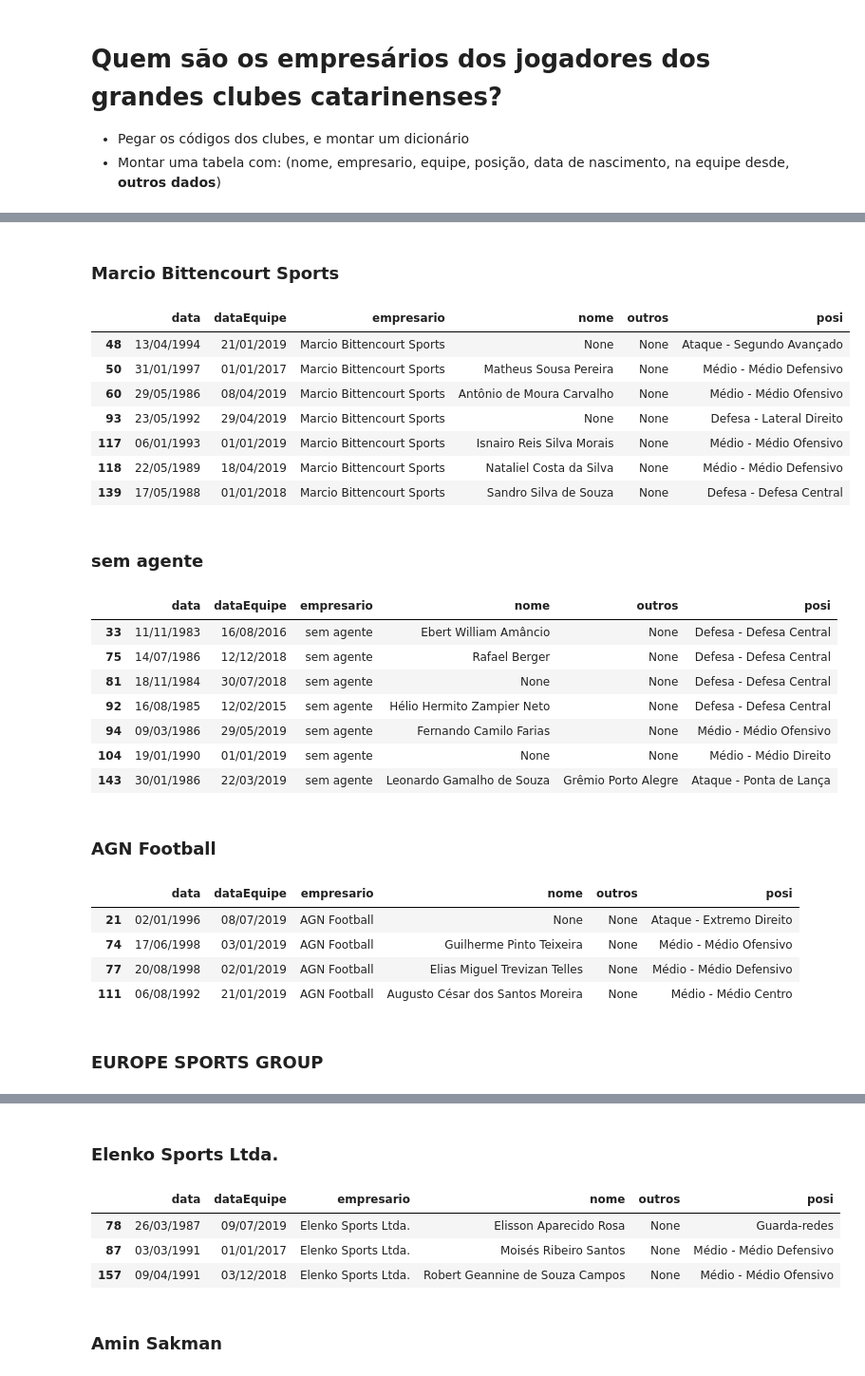
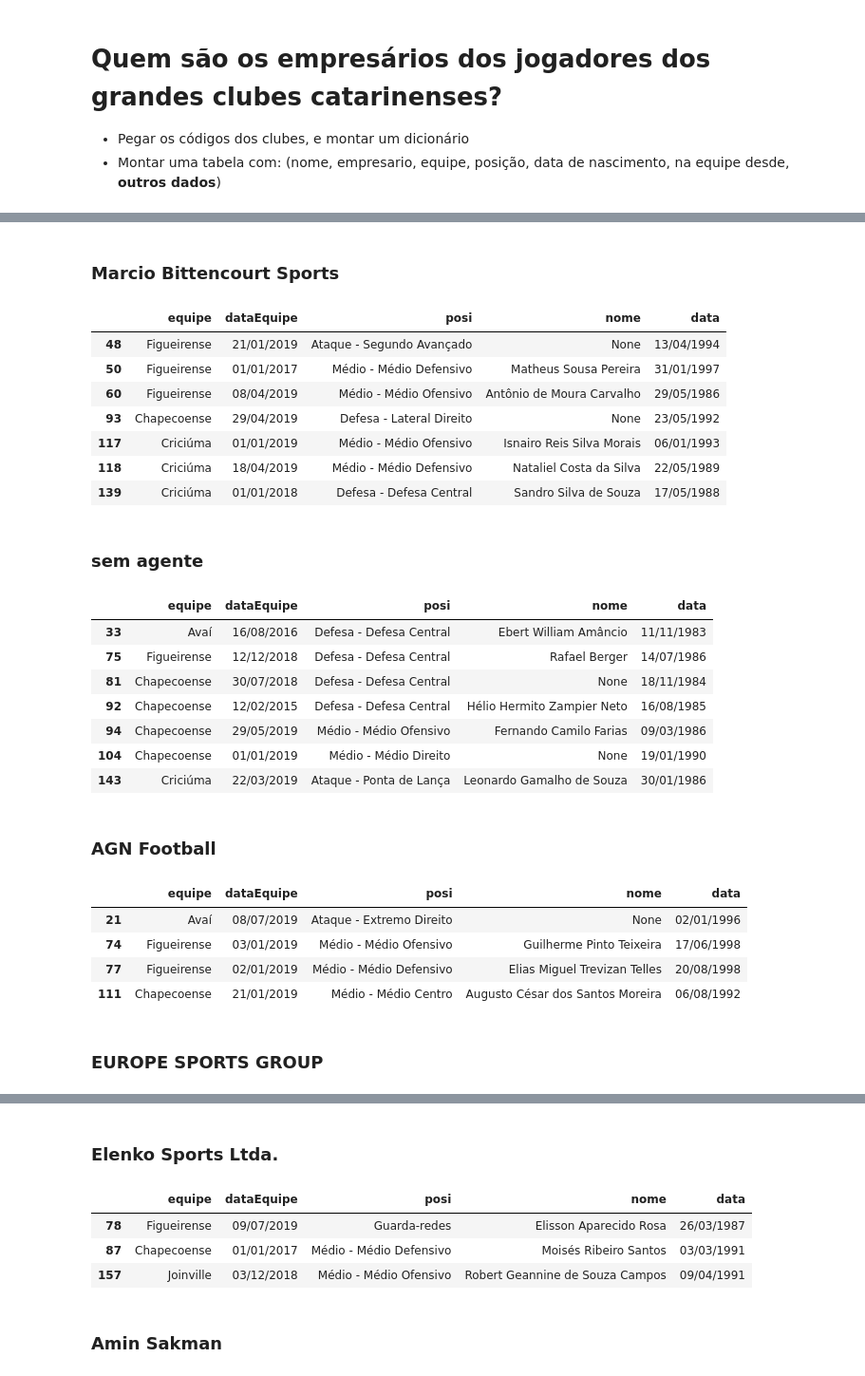
Before and after one commit to rogeriomoreirajr-jornal/dataPoxa, a Jupyter notebook: EmpresariosSC.ipynb, the cells around one changed output, grey strips where cells are left out. Shown: that part at 95% size. Drawn from its saved outputs; the diff is of its cells as text; code cells hidden in the pictures.

```diff
--- a/EmpresariosSC.ipynb
+++ b/EmpresariosSC.ipynb
@@ -91,4 +91,6 @@ for time in times:
 
   for jogador in lJogadores:
     print(jogador)
-    l_.append(get_jogador(jogador))
+    jog = get_jogador(jogador)
+    jog['equipe'] = time
+    l_.append(jog)
@@ -95,45 +115,45 @@ for time in times:
 # %%
 df = pd.DataFrame(l_)
-
+cols = set(df.columns)-{'empresario', 'outros'}
 s = df.empresario.value_counts()
 
 for empresario in s[s>1].index:
   display(Markdown('\n'*3+'### '+empresario))
-  display(df[df.empresario==empresario])
+  display(df[df.empresario==empresario][cols])
 # %% [output]
 
 
 
 ### Marcio Bittencourt Sports
-|  | data | dataEquipe | empresario | nome | outros | posi |
-| 48 | 13/04/1994 | 21/01/2019 | Marcio Bittencourt Sports | None | None | Ataque - Segundo Avançado |
-| 50 | 31/01/1997 | 01/01/2017 | Marcio Bittencourt Sports | Matheus Sousa Pereira | None | Médio - Médio Defensivo |
-| 60 | 29/05/1986 | 08/04/2019 | Marcio Bittencourt Sports | Antônio de Moura Carvalho | None | Médio - Médio Ofensivo |
-| 93 | 23/05/1992 | 29/04/2019 | Marcio Bittencourt Sports | None | None | Defesa - Lateral Direito |
-| 117 | 06/01/1993 | 01/01/2019 | Marcio Bittencourt Sports | Isnairo Reis Silva Morais | None | Médio - Médio Ofensivo |
-| 118 | 22/05/1989 | 18/04/2019 | Marcio Bittencourt Sports | Nataliel Costa da Silva | None | Médio - Médio Defensivo |
-| 139 | 17/05/1988 | 01/01/2018 | Marcio Bittencourt Sports | Sandro Silva de Souza | None | Defesa - Defesa Central |
+|  | equipe | dataEquipe | posi | nome | data |
+| 48 | Figueirense | 21/01/2019 | Ataque - Segundo Avançado | None | 13/04/1994 |
+| 50 | Figueirense | 01/01/2017 | Médio - Médio Defensivo | Matheus Sousa Pereira | 31/01/1997 |
+| 60 | Figueirense | 08/04/2019 | Médio - Médio Ofensivo | Antônio de Moura Carvalho | 29/05/1986 |
+| 93 | Chapecoense | 29/04/2019 | Defesa - Lateral Direito | None | 23/05/1992 |
+| 117 | Criciúma | 01/01/2019 | Médio - Médio Ofensivo | Isnairo Reis Silva Morais | 06/01/1993 |
+| 118 | Criciúma | 18/04/2019 | Médio - Médio Defensivo | Nataliel Costa da Silva | 22/05/1989 |
+| 139 | Criciúma | 01/01/2018 | Defesa - Defesa Central | Sandro Silva de Souza | 17/05/1988 |
 
 
 
 ### sem agente
-|  | data | dataEquipe | empresario | nome | outros | posi |
-| 33 | 11/11/1983 | 16/08/2016 | sem agente | Ebert William Amâncio | None | Defesa - Defesa Central |
-| 75 | 14/07/1986 | 12/12/2018 | sem agente | Rafael Berger | None | Defesa - Defesa Central |
-| 81 | 18/11/1984 | 30/07/2018 | sem agente | None | None | Defesa - Defesa Central |
-| 92 | 16/08/1985 | 12/02/2015 | sem agente | Hélio Hermito Zampier Neto | None | Defesa - Defesa Central |
-| 94 | 09/03/1986 | 29/05/2019 | sem agente | Fernando Camilo Farias | None | Médio - Médio Ofensivo |
-| 104 | 19/01/1990 | 01/01/2019 | sem agente | None | None | Médio - Médio Direito |
-| 143 | 30/01/1986 | 22/03/2019 | sem agente | Leonardo Gamalho de Souza | Grêmio Porto Alegre | Ataque - Ponta de Lança |
+|  | equipe | dataEquipe | posi | nome | data |
+| 33 | Avaí | 16/08/2016 | Defesa - Defesa Central | Ebert William Amâncio | 11/11/1983 |
+| 75 | Figueirense | 12/12/2018 | Defesa - Defesa Central | Rafael Berger | 14/07/1986 |
+| 81 | Chapecoense | 30/07/2018 | Defesa - Defesa Central | None | 18/11/1984 |
+| 92 | Chapecoense | 12/02/2015 | Defesa - Defesa Central | Hélio Hermito Zampier Neto | 16/08/1985 |
+| 94 | Chapecoense | 29/05/2019 | Médio - Médio Ofensivo | Fernando Camilo Farias | 09/03/1986 |
+| 104 | Chapecoense | 01/01/2019 | Médio - Médio Direito | None | 19/01/1990 |
+| 143 | Criciúma | 22/03/2019 | Ataque - Ponta de Lança | Leonardo Gamalho de Souza | 30/01/1986 |
 
 
 
 ### AGN Football
-|  | data | dataEquipe | empresario | nome | outros | posi |
-| 21 | 02/01/1996 | 08/07/2019 | AGN Football | None | None | Ataque - Extremo Direito |
-| 74 | 17/06/1998 | 03/01/2019 | AGN Football | Guilherme Pinto Teixeira | None | Médio - Médio Ofensivo |
-| 77 | 20/08/1998 | 02/01/2019 | AGN Football | Elias Miguel Trevizan Telles | None | Médio - Médio Defensivo |
-| 111 | 06/08/1992 | 21/01/2019 | AGN Football | Augusto César dos Santos Moreira | None | Médio - Médio Centro |
+|  | equipe | dataEquipe | posi | nome | data |
+| 21 | Avaí | 08/07/2019 | Ataque - Extremo Direito | None | 02/01/1996 |
+| 74 | Figueirense | 03/01/2019 | Médio - Médio Ofensivo | Guilherme Pinto Teixeira | 17/06/1998 |
+| 77 | Figueirense | 02/01/2019 | Médio - Médio Defensivo | Elias Miguel Trevizan Telles | 20/08/1998 |
+| 111 | Chapecoense | 21/01/2019 | Médio - Médio Centro | Augusto César dos Santos Moreira | 06/08/1992 |
 
 
 
@@ -146,10 +166,10 @@ for empresario in s[s>1].index:
 
 
 ### Elenko Sports Ltda.
-|  | data | dataEquipe | empresario | nome | outros | posi |
-| 78 | 26/03/1987 | 09/07/2019 | Elenko Sports Ltda. | Elisson Aparecido Rosa | None | Guarda-redes |
-| 87 | 03/03/1991 | 01/01/2017 | Elenko Sports Ltda. | Moisés Ribeiro Santos | None | Médio - Médio Defensivo |
-| 157 | 09/04/1991 | 03/12/2018 | Elenko Sports Ltda. | Robert Geannine de Souza Campos | None | Médio - Médio Ofensivo |
+|  | equipe | dataEquipe | posi | nome | data |
+| 78 | Figueirense | 09/07/2019 | Guarda-redes | Elisson Aparecido Rosa | 26/03/1987 |
+| 87 | Chapecoense | 01/01/2017 | Médio - Médio Defensivo | Moisés Ribeiro Santos | 03/03/1991 |
+| 157 | Joinville | 03/12/2018 | Médio - Médio Ofensivo | Robert Geannine de Souza Campos | 09/04/1991 |
 
 
 
```
Also changed, not shown: parts of 2 cells of this notebook.
